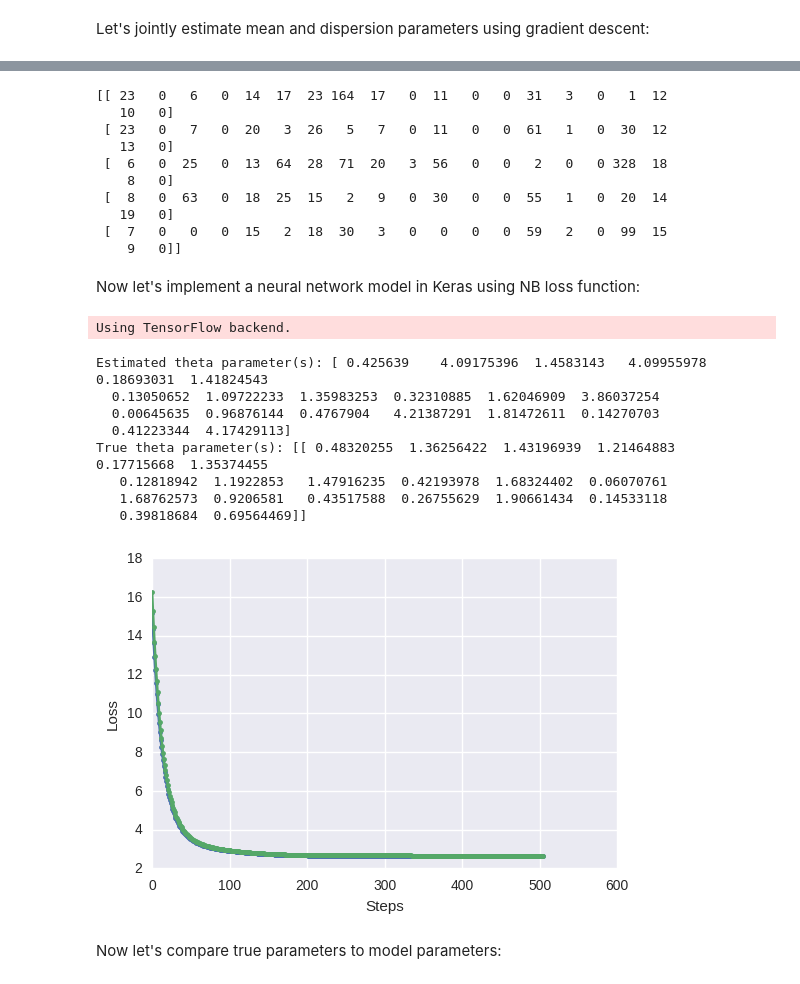
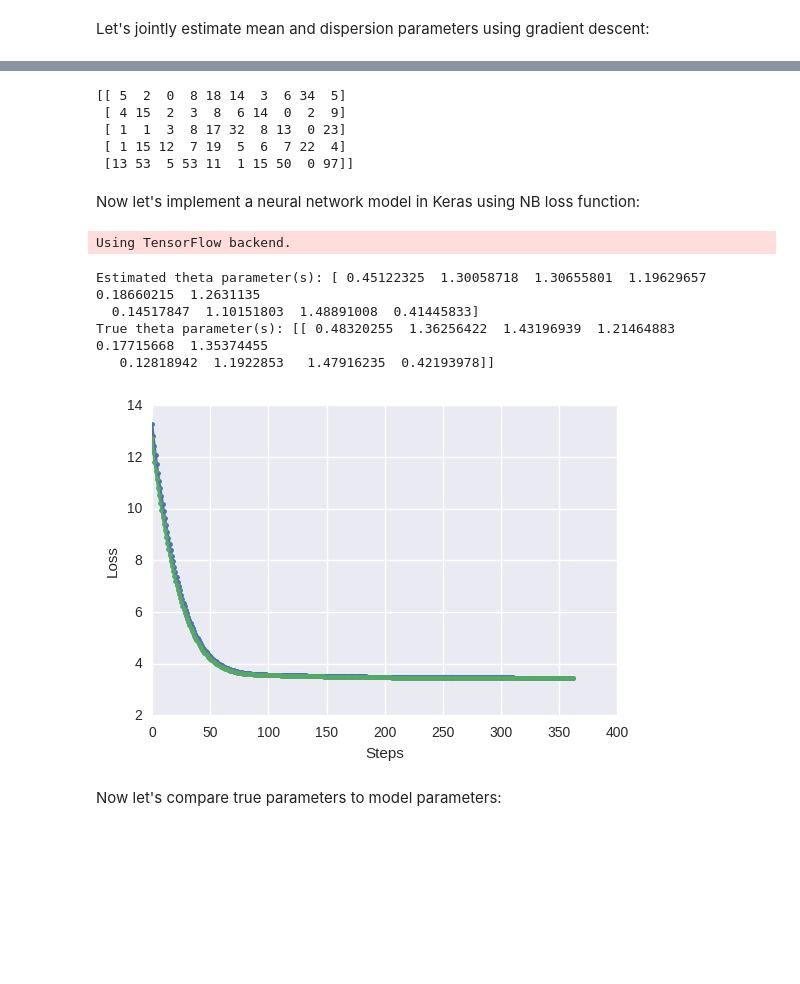
Before and after one commit to gokceneraslan/neuralnet_countmodels, a Jupyter notebook: Deep count models with TensorFlow and Keras.ipynb, the cells around one changed output, grey strips where cells are left out. Cells and saved outputs as stored; diff of their text form; code cells hidden in the pictures; blank space fills up the shorter version.

Commit message:
Switch to exponential activation function

```diff
--- a/Deep count models with TensorFlow and Keras.ipynb
+++ b/Deep count models with TensorFlow and Keras.ipynb
@@ -183,7 +183,7 @@ def nbinom_closure(theta=None, theta_init=[0.0]):
         theta = tf.Variable(theta_init, dtype=tf.float32, name='theta')
 
     # to keep dispersion always non-negative
-    theta = tf.nn.softplus(theta)
+    theta = tf.exp(theta)
 
     def nbinom_loss(y_true, y_pred):
         nonlocal theta
@@ -283,30 +283,23 @@ Finally, we sample from negative binomial where the mean is $\text{SoftPlus}(\te
 # %%
-softplus = lambda x: np.log(1+np.exp(x))
-
 num_sample = 1000
-num_feat = 1
-num_out = 20
+num_feat = 10
+num_out = 10
 dispersion = np.random.uniform(0, 2, [1, num_out])
 
-X = np.random.normal(5, 0.5, (num_sample, num_feat)).astype(np.float32)
-W = np.random.normal(2, 4, (num_feat, num_out)).astype(np.float32)
+X = np.random.uniform(0, 1, (num_sample, num_feat)).astype(np.float32)
+W = np.random.uniform(0, 1, (num_feat, num_out)).astype(np.float32)
 b = np.zeros([num_out]) + 0.0
-y_mean = softplus(np.dot(X, W) + b)
+y_mean = np.exp(np.dot(X, W) + b)
 y_disp = np.zeros_like(y_mean) + dispersion
 
 Y = random_nbinom(mean=y_mean, disp=y_disp)
 print(Y[:5])
 # %% [output]
-[[ 23   0   6   0  14  17  23 164  17   0  11   0   0  31   3   0   1  12
-   10   0]
- [ 23   0   7   0  20   3  26   5   7   0  11   0   0  61   1   0  30  12
-   13   0]
- [  6   0  25   0  13  64  28  71  20   3  56   0   0   2   0   0 328  18
-    8   0]
- [  8   0  63   0  18  25  15   2   9   0  30   0   0  55   1   0  20  14
-   19   0]
- [  7   0   0   0  15   2  18  30   3   0   0   0   0  59   2   0  99  15
-    9   0]]
+[[ 5  2  0  8 18 14  3  6 34  5]
+ [ 4 15  2  3  8  6 14  0  2  9]
+ [ 1  1  3  8 17 32  8 13  0 23]
+ [ 1 15 12  7 19  5  6  7 22  4]
+ [13 53  5 53 11  1 15 50  0 97]]
 # %% [markdown]
 Now let's implement a neural network model in Keras using NB loss function:
 # %%
@@ -322,7 +315,7 @@ from keras import backend as K
 K.clear_session()
 
 inputs = Input(shape=(num_feat,))
-output_layer = Dense(num_out, activation='softplus', bias=False)
+output_layer = Dense(num_out, activation=lambda x:tf.exp(x))
 
 # Ugly hack to inject trainable weights to Keras graph
 # otherwise theta is not optimized at all
@@ -333,43 +326,39 @@ nb_theta = output_layer.add_weight(shape=[num_out],
 # Use this new keras-optimizible variable in the loss function
 nb_loss, nb_theta = nbinom_closure(nb_theta)
 
 predictions = output_layer(inputs)
 model = Model(input=inputs, output=predictions)
 
 opt = RMSprop(lr=1e-3)
 model.compile(optimizer=opt,
               loss=nb_loss) #nbinom loss function
 
-early_stop = EarlyStopping(monitor='val_loss', patience=10)
+early_stop = EarlyStopping(monitor='val_loss', patience=5)
 tb = TensorBoard(log_dir='./logs', histogram_freq=1)
 
 losses = model.fit(X, Y,
                    callbacks=[early_stop, tb],
-                   batch_size=32,
+                   batch_size=128,
                    validation_split=0.2,
                    nb_epoch=5000, verbose=0)
 
 val_hist = losses.history['val_loss']
 train_hist = losses.history['loss']
 
 print('Estimated theta parameter(s): {}'.format(K.eval(nb_theta)))
 print('True theta parameter(s): {}'.format(dispersion))
 
 plt.plot(range(len(val_hist)), val_hist, 'b.-',
          range(len(train_hist)), train_hist, 'g.-')
 plt.ylabel('Loss')
 _ = plt.xlabel('Steps')
 # %% [output]
 Using TensorFlow backend.
-Estimated theta parameter(s): [ 0.425639    4.09175396  1.4583143   4.09955978  0.18693031  1.41824543
-  0.13050652  1.09722233  1.35983253  0.32310885  1.62046909  3.86037254
-  0.00645635  0.96876144  0.4767904   4.21387291  1.81472611  0.14270703
-  0.41223344  4.17429113]
+Estimated theta parameter(s): [ 0.45122325  1.30058718  1.30655801  1.19629657  0.18660215  1.2631135
+  0.14517847  1.10151803  1.48891008  0.41445833]
 True theta parameter(s): [[ 0.48320255  1.36256422  1.43196939  1.21464883  0.17715668  1.35374455
-   0.12818942  1.1922853   1.47916235  0.42193978  1.68324402  0.06070761
-   1.68762573  0.9206581   0.43517588  0.26755629  1.90661434  0.14533118
-   0.39818684  0.69564469]]
+   0.12818942  1.1922853   1.47916235  0.42193978]]
-[figure, old version]
+[figure, new version]
 # %% [markdown]
 Now let's compare true parameters to model parameters:
 # %%
```
Also changed, not shown: parts of 6 cells of this notebook.
